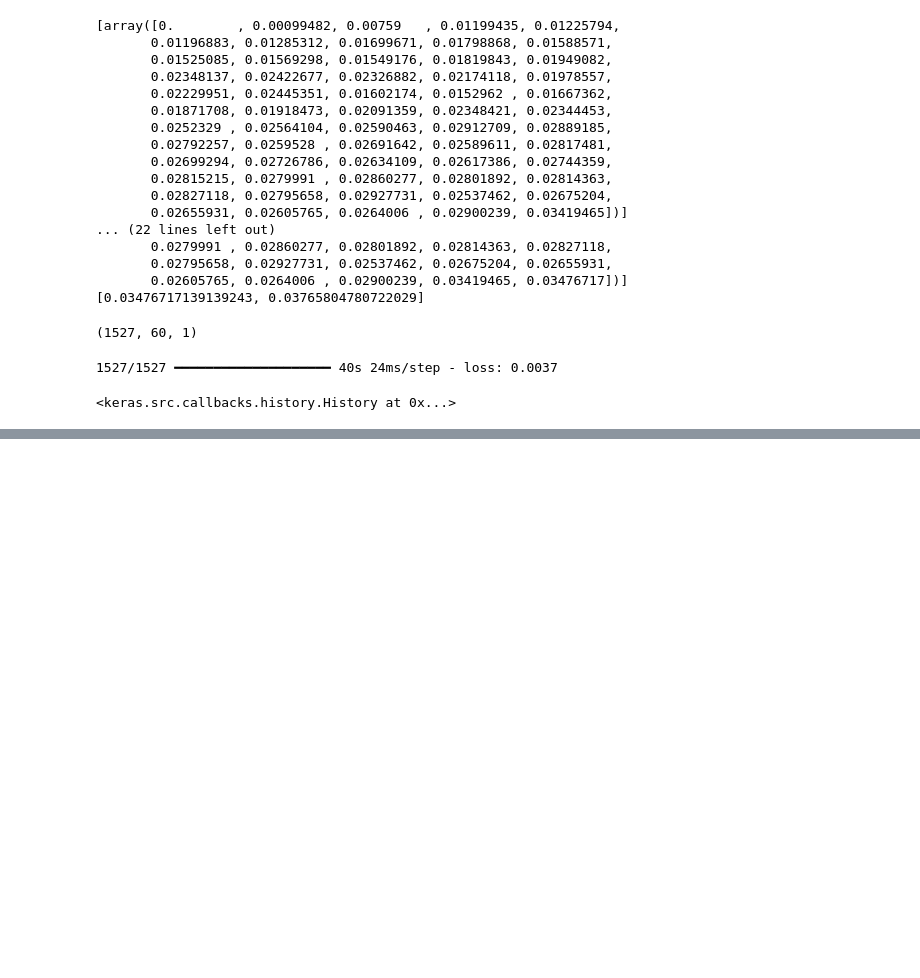
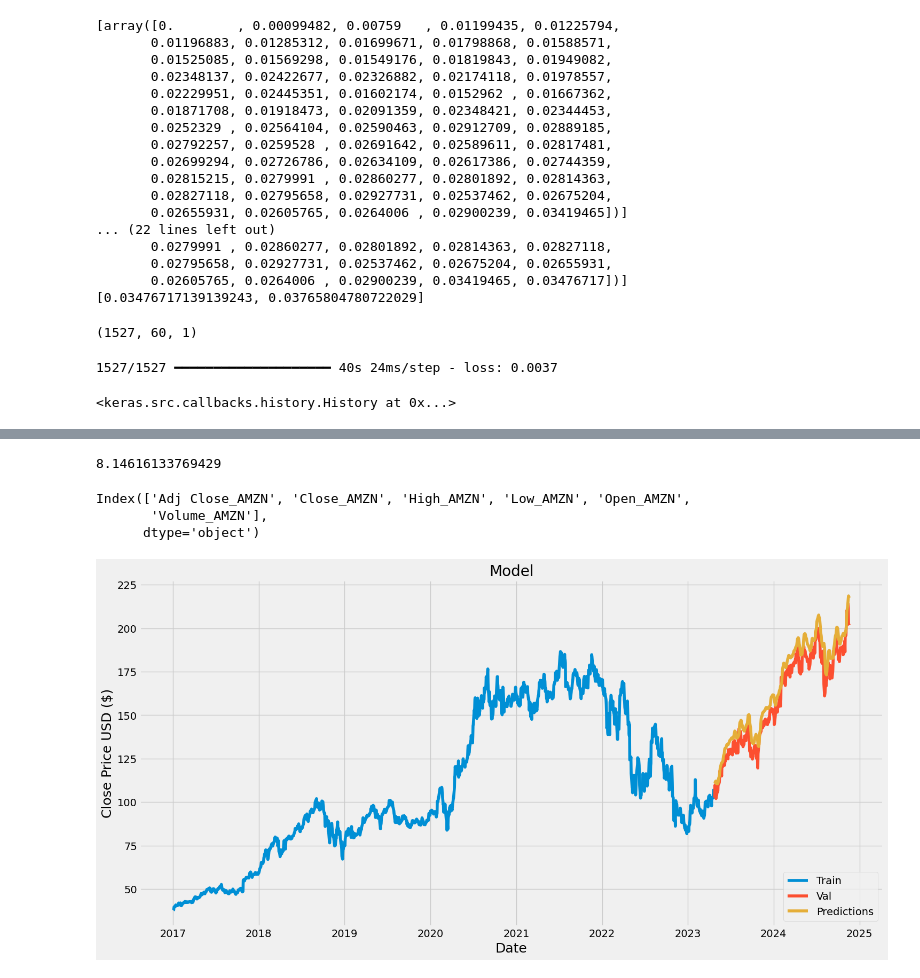
Before and after one commit to dammkevin/stock_price_prediction, a Jupyter notebook: stock_price_prediction.ipynb, the cells around one changed output, grey strips where cells are left out. Cells and saved outputs as stored; diff of their text form; code cells hidden in the pictures; blank space fills up the shorter version.

Commit message:
Created and evaluated testing dataset for stock price predictions, dynamically handled column selection for 'Close', computed RMSE, and visualized train, validation, and predicted data

```diff
--- a/stock_price_prediction.ipynb
+++ b/stock_price_prediction.ipynb
@@ -150,0 +162,6 @@ model.fit(x_train, y_train, batch_size=1, epochs=1)
+# %%
+# Convert the data into a NumPy array
+x_test = np.array(x_test)
+# %%
+# Reshape the data
+x_test = np.reshape(x_test, (x_test.shape[0], x_test.shape[1], 1))
@@ -150,0 +183,47 @@ model.fit(x_train, y_train, batch_size=1, epochs=1)
+# %%
+# Ensure predictions are 1-dimensional
+predictions = predictions.flatten()
+
+# Calculate RMSE
+rmse = np.sqrt(np.mean(((predictions - y_test) ** 2)))
+
+rmse
+# %% [output]
+8.14616133769429
+# %%
+df.columns
+# %% [output]
+Index(['Adj Close_AMZN', 'Close_AMZN', 'High_AMZN', 'Low_AMZN', 'Open_AMZN',
+       'Volume_AMZN'],
+      dtype='object')
+# %%
+# Dynamically filter the column containing 'Close'
+close_column = [col for col in df.columns if 'Close' in col]
+if not close_column:
+    raise KeyError("No column matching 'Close' found in the data.")
+
+# Select the first match for 'Close'
+data = df[[close_column[0]]]
+data.columns = ['Close']  # Rename for consistency
+
+# Split the data
+train = data[:training_data_len]
+valid = data[training_data_len:].copy()  # Avoid SettingWithCopyWarning
+
+# Add predictions
+valid.loc[:, 'Predictions'] = predictions
+
+# Plot the data
+plt.figure(figsize=(16, 8))
+plt.title('Model')
+plt.xlabel('Date', fontsize=18)
+plt.ylabel('Close Price USD ($)', fontsize=18)
+
+# Plot train and validation data
+plt.plot(train['Close'])
+plt.plot(valid[['Close', 'Predictions']])
+
+plt.legend(['Train', 'Val', 'Predictions'], loc='lower right')
+plt.show()
+# %% [output]
+[figure, added]
```
Also changed, not shown: parts of 3 cells of this notebook.
